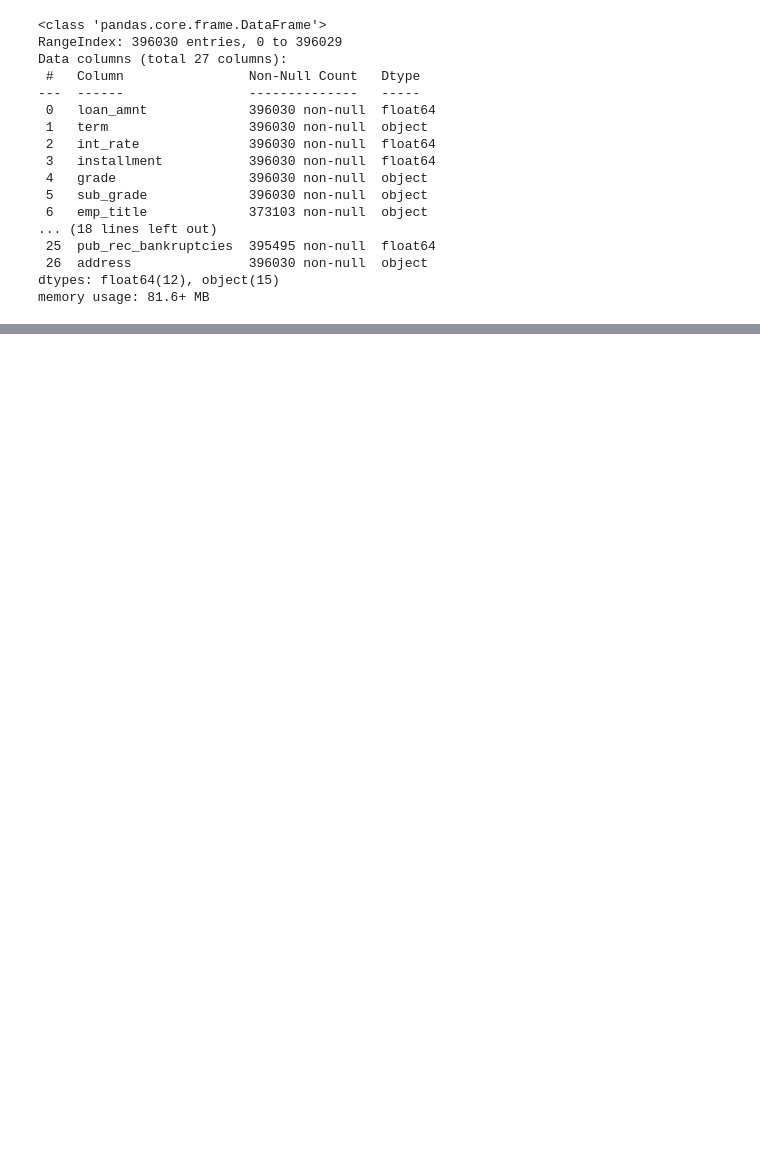
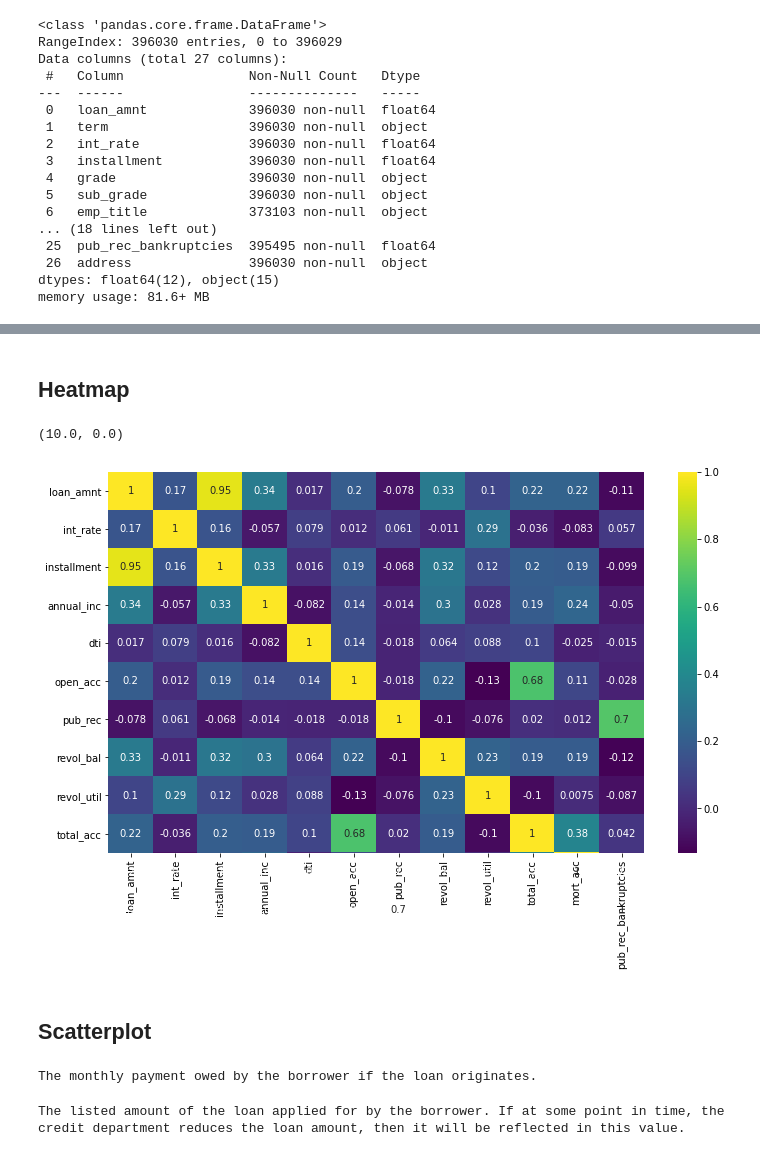
Before and after one commit to tavasolireza/Predict-Loan-Repayment, a Jupyter notebook: loan_repayment.ipynb, the cells around one changed output, grey strips where cells are left out. Cells and saved outputs as stored; diff of their text form; code cells hidden in the pictures; blank space fills up the shorter version.

```diff
--- a/loan_repayment.ipynb
+++ b/loan_repayment.ipynb
@@ -32,0 +69,19 @@ memory usage: 81.6+ MB
+# %% [markdown]
+## Heatmap
+# %%
+plt.figure(figsize=(12,7))
+sns.heatmap(df.corr(),annot=True,cmap='viridis')
+plt.ylim(10, 0)
+# %% [output]
+(10.0, 0.0)
+[figure, added]
+# %% [markdown]
+## Scatterplot
+# %%
+feat_info('installment')
+# %% [output]
+The monthly payment owed by the borrower if the loan originates.
+# %%
+feat_info('loan_amnt')
+# %% [output]
+The listed amount of the loan applied for by the borrower. If at some point in time, the credit department reduces the loan amount, then it will be reflected in this value.
```
Also changed, not shown: parts of 11 cells of this notebook.
